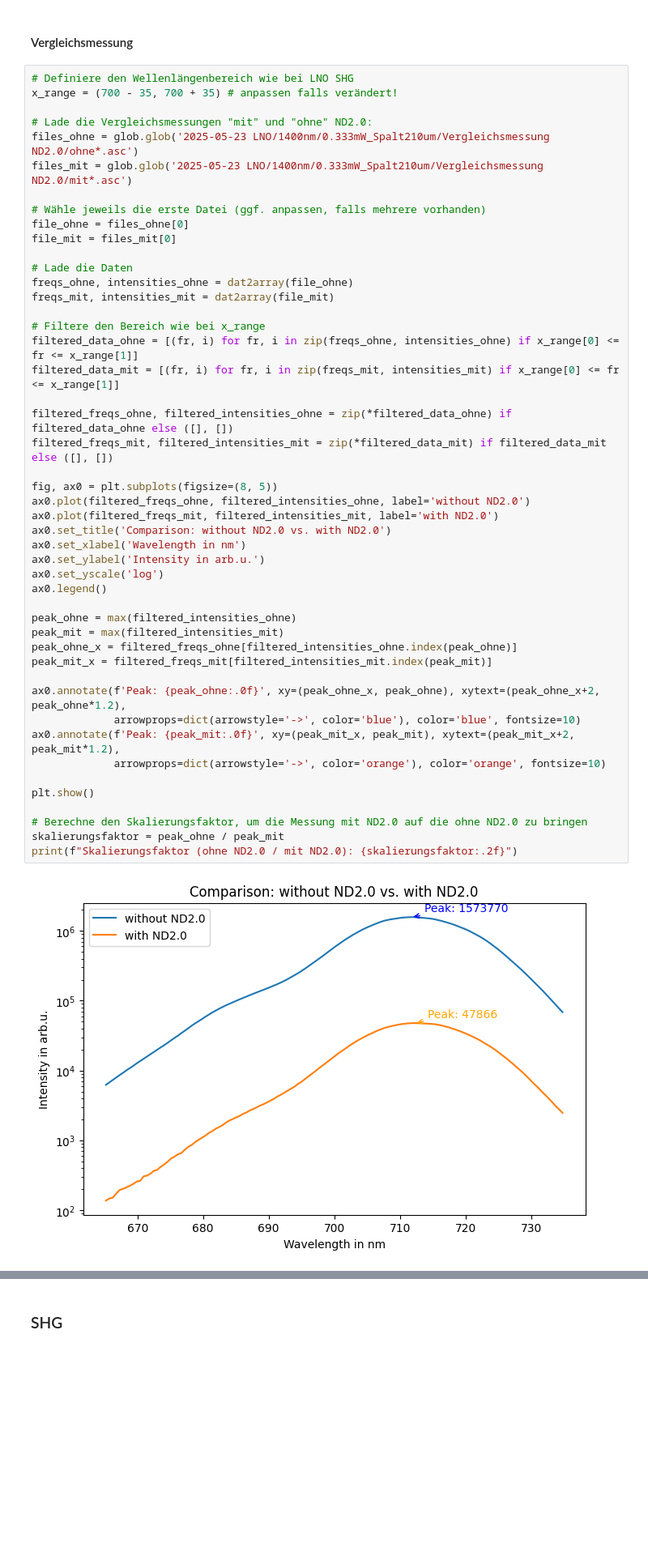
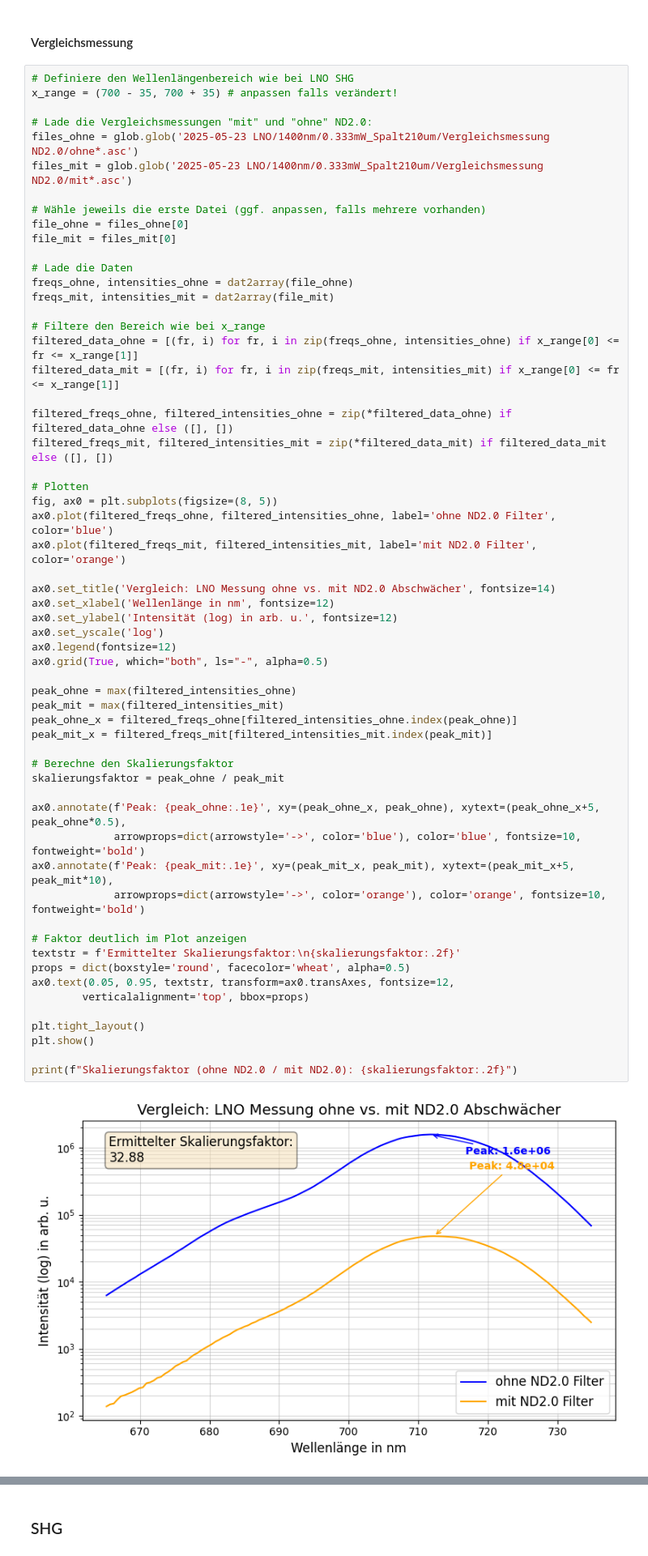
Before and after one commit to FlorianAdamczyk/auswertung_neu, a Jupyter notebook: 2025-05-27 Auswertung TCBC TBBB LNO/Auswertung mit Python.ipynb, the cells around one changed output, grey strips where cells are left out. Shown at 81% size. Saved outputs shown, nothing was run; the diff lists cells and outputs as text; blank space fills up the shorter version.

Commit message:
energy plots erstellt

```diff
--- a/2025-05-27 Auswertung TCBC TBBB LNO/Auswertung mit Python.ipynb
+++ b/2025-05-27 Auswertung TCBC TBBB LNO/Auswertung mit Python.ipynb
@@ -374,46 +377,57 @@ files_ohne = glob.glob('2025-05-23 LNO/1400nm/0.333mW_Spalt210um/Vergleichsmessu
 files_mit = glob.glob('2025-05-23 LNO/1400nm/0.333mW_Spalt210um/Vergleichsmessung ND2.0/mit*.asc')
 
 # Wähle jeweils die erste Datei (ggf. anpassen, falls mehrere vorhanden)
 file_ohne = files_ohne[0]
 file_mit = files_mit[0]
 
 # Lade die Daten
 freqs_ohne, intensities_ohne = dat2array(file_ohne)
 freqs_mit, intensities_mit = dat2array(file_mit)
 
 # Filtere den Bereich wie bei x_range
 filtered_data_ohne = [(fr, i) for fr, i in zip(freqs_ohne, intensities_ohne) if x_range[0] <= fr <= x_range[1]]
 filtered_data_mit = [(fr, i) for fr, i in zip(freqs_mit, intensities_mit) if x_range[0] <= fr <= x_range[1]]
 
 filtered_freqs_ohne, filtered_intensities_ohne = zip(*filtered_data_ohne) if filtered_data_ohne else ([], [])
 filtered_freqs_mit, filtered_intensities_mit = zip(*filtered_data_mit) if filtered_data_mit else ([], [])
 
+# Plotten
 fig, ax0 = plt.subplots(figsize=(8, 5))
-ax0.plot(filtered_freqs_ohne, filtered_intensities_ohne, label='without ND2.0')
-ax0.plot(filtered_freqs_mit, filtered_intensities_mit, label='with ND2.0')
-ax0.set_title('Comparison: without ND2.0 vs. with ND2.0')
-ax0.set_xlabel('Wavelength in nm')
-ax0.set_ylabel('Intensity in arb.u.')
+ax0.plot(filtered_freqs_ohne, filtered_intensities_ohne, label='ohne ND2.0 Filter', color='blue')
+ax0.plot(filtered_freqs_mit, filtered_intensities_mit, label='mit ND2.0 Filter', color='orange')
+
+ax0.set_title('Vergleich: LNO Messung ohne vs. mit ND2.0 Abschwächer', fontsize=14)
+ax0.set_xlabel('Wellenlänge in nm', fontsize=12)
+ax0.set_ylabel('Intensität (log) in arb. u.', fontsize=12)
 ax0.set_yscale('log')
-ax0.legend()
+ax0.legend(fontsize=12)
+ax0.grid(True, which="both", ls="-", alpha=0.5)
 
 peak_ohne = max(filtered_intensities_ohne)
 peak_mit = max(filtered_intensities_mit)
 peak_ohne_x = filtered_freqs_ohne[filtered_intensities_ohne.index(peak_ohne)]
 peak_mit_x = filtered_freqs_mit[filtered_intensities_mit.index(peak_mit)]
 
-ax0.annotate(f'Peak: {peak_ohne:.0f}', xy=(peak_ohne_x, peak_ohne), xytext=(peak_ohne_x+2, peak_ohne*1.2),
-             arrowprops=dict(arrowstyle='->', color='blue'), color='blue', fontsize=10)
-ax0.annotate(f'Peak: {peak_mit:.0f}', xy=(peak_mit_x, peak_mit), xytext=(peak_mit_x+2, peak_mit*1.2),
-             arrowprops=dict(arrowstyle='->', color='orange'), color='orange', fontsize=10)
+# Berechne den Skalierungsfaktor
+skalierungsfaktor = peak_ohne / peak_mit
 
+ax0.annotate(f'Peak: {peak_ohne:.1e}', xy=(peak_ohne_x, peak_ohne), xytext=(peak_ohne_x+5, peak_ohne*0.5),
+             arrowprops=dict(arrowstyle='->', color='blue'), color='blue', fontsize=10, fontweight='bold')
+ax0.annotate(f'Peak: {peak_mit:.1e}', xy=(peak_mit_x, peak_mit), xytext=(peak_mit_x+5, peak_mit*10),
+             arrowprops=dict(arrowstyle='->', color='orange'), color='orange', fontsize=10, fontweight='bold')
+
+# Faktor deutlich im Plot anzeigen
+textstr = f'Ermittelter Skalierungsfaktor:\n{skalierungsfaktor:.2f}'
+props = dict(boxstyle='round', facecolor='wheat', alpha=0.5)
+ax0.text(0.05, 0.95, textstr, transform=ax0.transAxes, fontsize=12,
+        verticalalignment='top', bbox=props)
+
+plt.tight_layout()
 plt.show()
 
-# Berechne den Skalierungsfaktor, um die Messung mit ND2.0 auf die ohne ND2.0 zu bringen
-skalierungsfaktor = peak_ohne / peak_mit
 print(f"Skalierungsfaktor (ohne ND2.0 / mit ND2.0): {skalierungsfaktor:.2f}")
 # %% [output]
-[figure, old version]
+[figure, new version]
 Skalierungsfaktor (ohne ND2.0 / mit ND2.0): 32.88
 # %% [markdown]
 ### SHG
```
Also changed, not shown: parts of 11 cells of this notebook, 20 other files.
